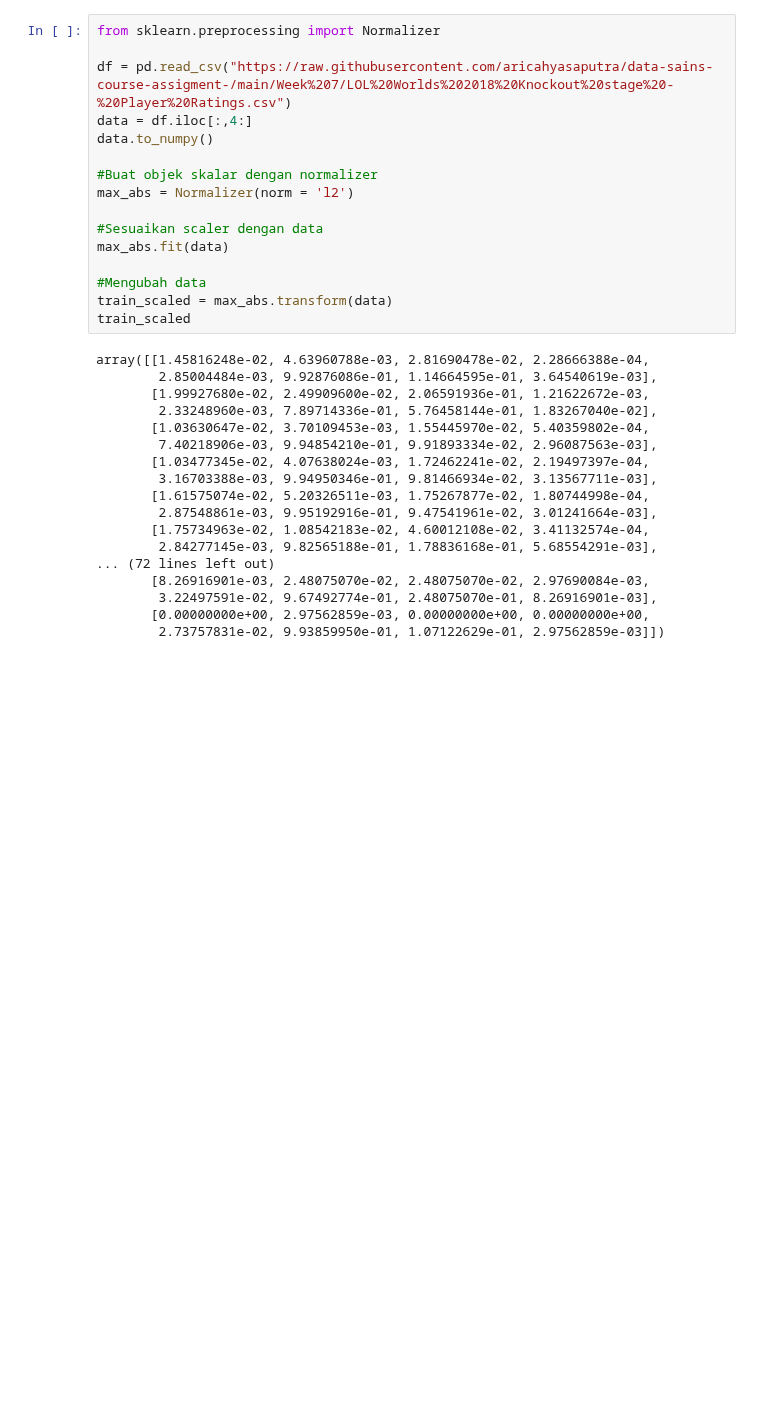
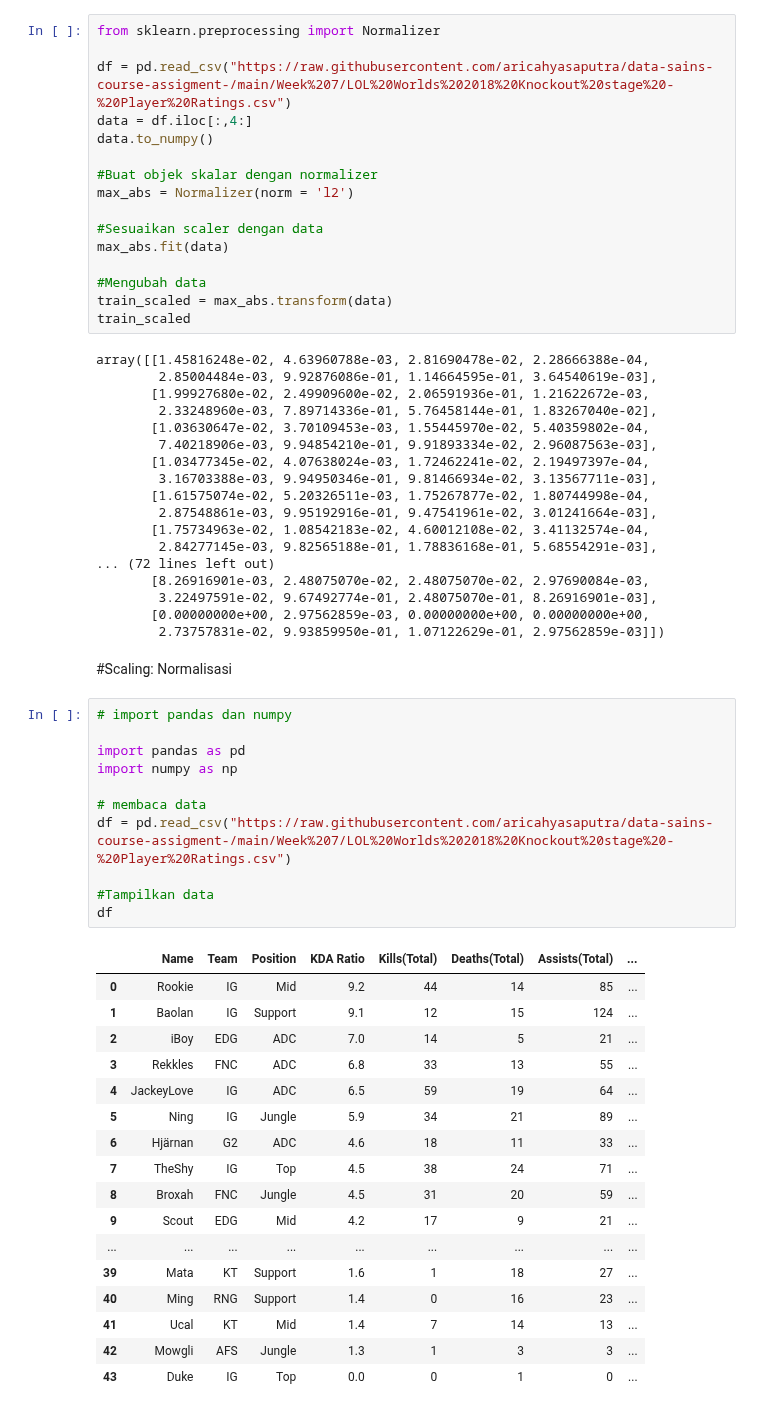
Before and after one commit to aricahyasaputra/data-sains-course-assigment-, a Jupyter notebook: Week 7/Tugas_7_Data_Sains.ipynb, the cells around one changed output. Cells and saved outputs as stored; diff of their text form; blank space fills up the shorter version.

```diff
--- a/Week 7/Tugas_7_Data_Sains.ipynb
+++ b/Week 7/Tugas_7_Data_Sains.ipynb
@@ -793,3 +793,34 @@ array([[1.45816248e-02, 4.63960788e-03, 2.81690478e-02, 2.28666388e-04,
         3.22497591e-02, 9.67492774e-01, 2.48075070e-01, 8.26916901e-03],
        [0.00000000e+00, 2.97562859e-03, 0.00000000e+00, 0.00000000e+00,
         2.73757831e-02, 9.93859950e-01, 1.07122629e-01, 2.97562859e-03]])
+# %% [markdown]
+#Scaling: Normalisasi
+# %%
+# import pandas dan numpy
+
+import pandas as pd
+import numpy as np
+
+# membaca data
+df = pd.read_csv("https://raw.githubusercontent.com/aricahyasaputra/data-sains-course-assigment-/main/Week%207/LOL%20Worlds%202018%20Knockout%20stage%20-%20Player%20Ratings.csv")
+
+#Tampilkan data
+df
+# %% [output]
+|  | Name | Team | Position | KDA Ratio | Kills(Total) | Deaths(Total) | Assists(Total) | ... |
+| 0 | Rookie | IG | Mid | 9.2 | 44 | 14 | 85 | ... |
+| 1 | Baolan | IG | Support | 9.1 | 12 | 15 | 124 | ... |
+| 2 | iBoy | EDG | ADC | 7.0 | 14 | 5 | 21 | ... |
+| 3 | Rekkles | FNC | ADC | 6.8 | 33 | 13 | 55 | ... |
+| 4 | JackeyLove | IG | ADC | 6.5 | 59 | 19 | 64 | ... |
+| 5 | Ning | IG | Jungle | 5.9 | 34 | 21 | 89 | ... |
+| 6 | Hjärnan | G2 | ADC | 4.6 | 18 | 11 | 33 | ... |
+| 7 | TheShy | IG | Top | 4.5 | 38 | 24 | 71 | ... |
+| 8 | Broxah | FNC | Jungle | 4.5 | 31 | 20 | 59 | ... |
+| 9 | Scout | EDG | Mid | 4.2 | 17 | 9 | 21 | ... |
+| ... | ... | ... | ... | ... | ... | ... | ... | ... |
+| 39 | Mata | KT | Support | 1.6 | 1 | 18 | 27 | ... |
+| 40 | Ming | RNG | Support | 1.4 | 0 | 16 | 23 | ... |
+| 41 | Ucal | KT | Mid | 1.4 | 7 | 14 | 13 | ... |
+| 42 | Mowgli | AFS | Jungle | 1.3 | 1 | 3 | 3 | ... |
+| 43 | Duke | IG | Top | 0.0 | 0 | 1 | 0 | ... |
```
Also changed, not shown: parts of 6 cells of this notebook.
